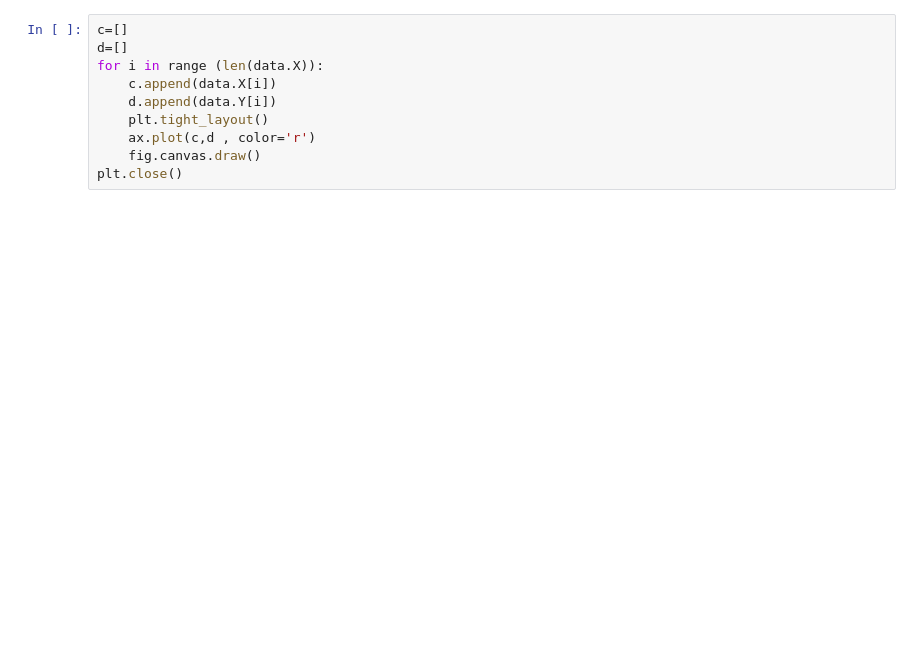
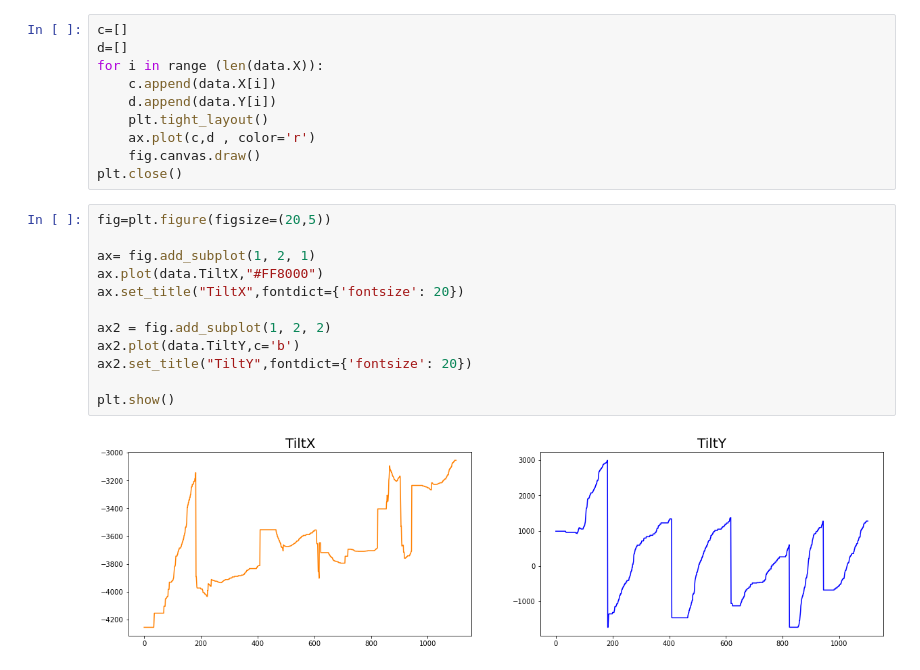
Before and after one commit to NoaAmichai/Final_project, a Jupyter notebook: Final_project.ipynb, the cells around one changed output. Saved outputs shown, nothing was run; the diff lists cells and outputs as text; blank space fills up the shorter version.

```diff
--- a/Final_project.ipynb
+++ b/Final_project.ipynb
@@ -160,3 +181,17 @@ for i in range (len(data.X)):
     ax.plot(c,d , color='r')
     fig.canvas.draw()
 plt.close()
+# %%
+fig=plt.figure(figsize=(20,5))
+
+ax= fig.add_subplot(1, 2, 1)
+ax.plot(data.TiltX,"#FF8000")
+ax.set_title("TiltX",fontdict={'fontsize': 20})
+
+ax2 = fig.add_subplot(1, 2, 2)
+ax2.plot(data.TiltY,c='b')
+ax2.set_title("TiltY",fontdict={'fontsize': 20})
+
+plt.show()
+# %% [output]
+[figure, added]
```
Also changed, not shown: parts of 19 cells of this notebook.
